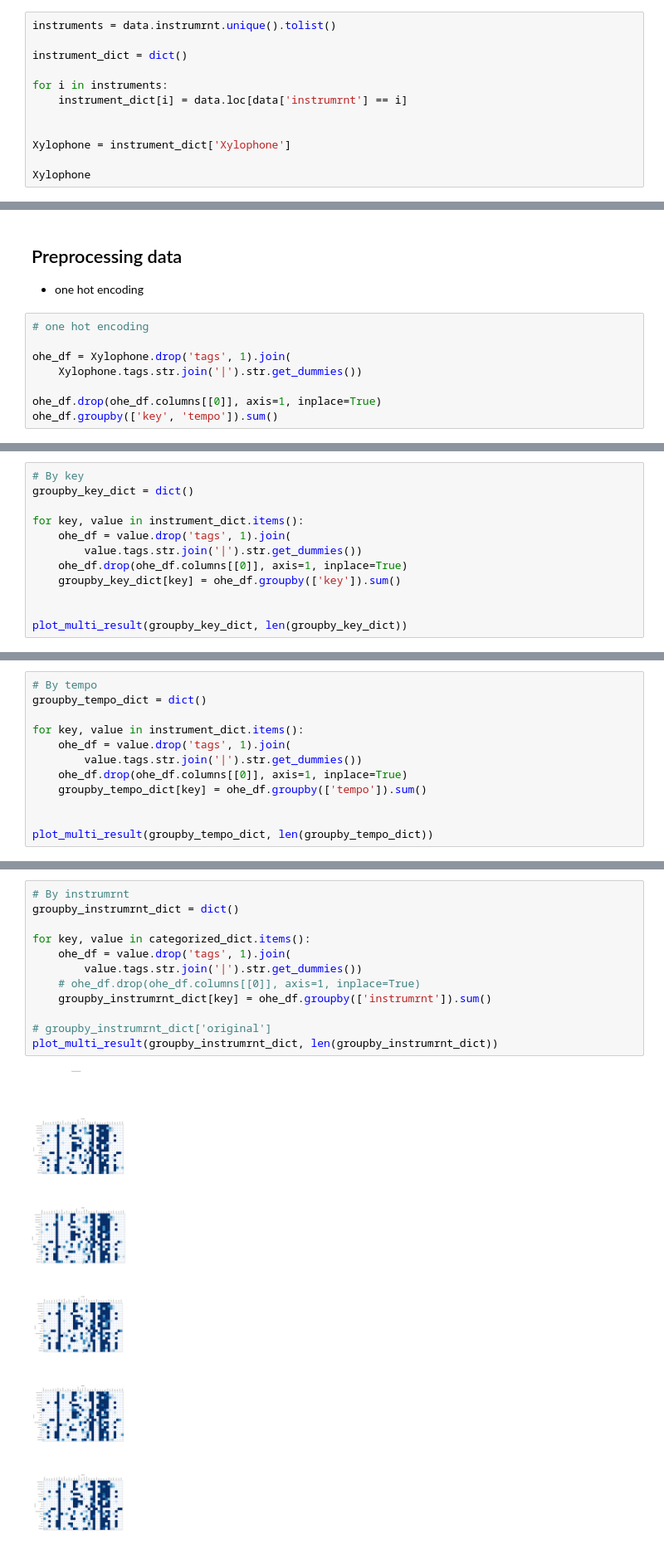
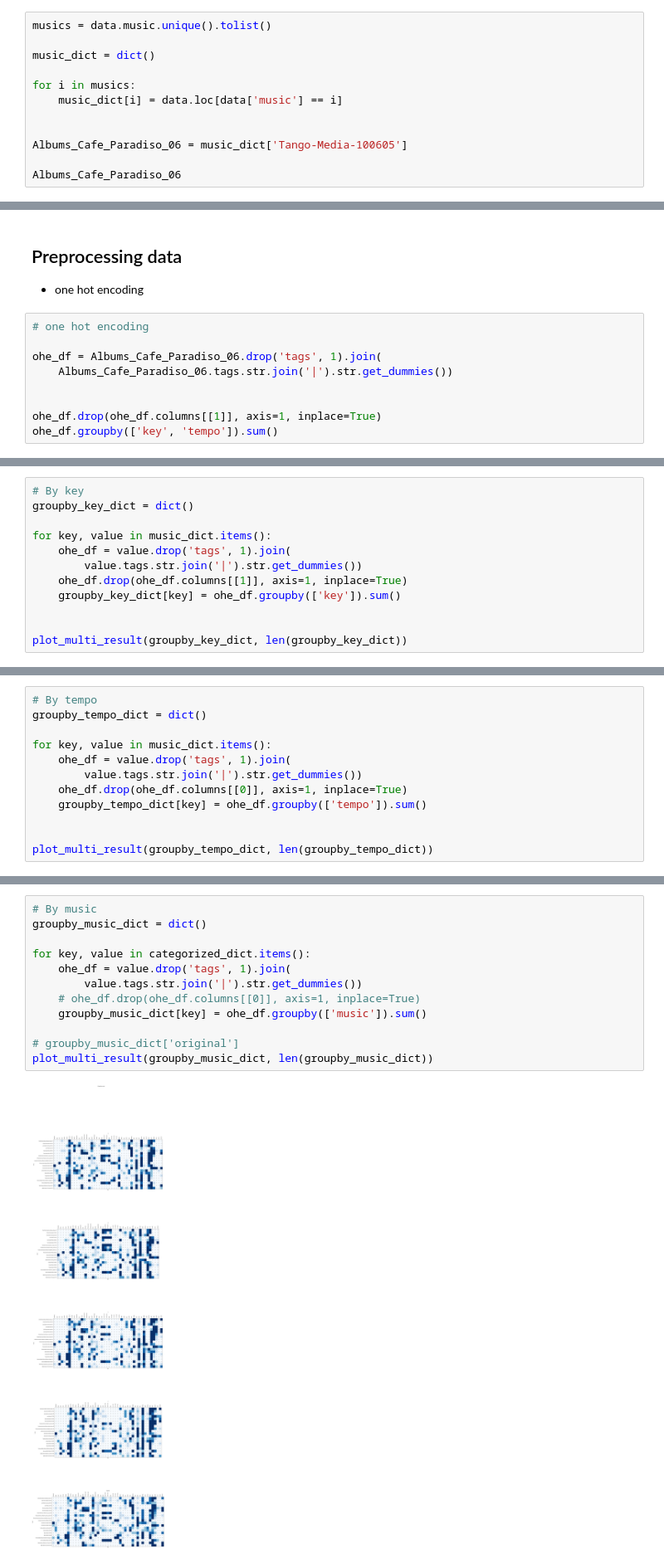
Before and after one commit to D3auuvc/xai_music, a Jupyter notebook: tag_analysis.ipynb, the cells around one changed output, grey strips where cells are left out. Shown at 83% size. Saved outputs shown, nothing was run; the diff lists cells and outputs as text.

```diff
--- a/tag_analysis.ipynb
+++ b/tag_analysis.ipynb
@@ -25,14 +25,14 @@ data
 500 rows × 4 columns
 # %%
-instruments = data.instrumrnt.unique().tolist()
+musics = data.music.unique().tolist()
 
-instrument_dict = dict()
+music_dict = dict()
 
-for i in instruments:
-    instrument_dict[i] = data.loc[data['instrumrnt'] == i]
+for i in musics:
+    music_dict[i] = data.loc[data['music'] == i]
 
 
-Xylophone = instrument_dict['Xylophone']
+Albums_Cafe_Paradiso_06 = music_dict['Tango-Media-100605']
 
-Xylophone
+Albums_Cafe_Paradiso_06
 # %% [output]
@@ -60,9 +60,10 @@ Xylophone
 # %%
 # one hot encoding
 
-ohe_df = Xylophone.drop('tags', 1).join(
-    Xylophone.tags.str.join('|').str.get_dummies())
+ohe_df = Albums_Cafe_Paradiso_06.drop('tags', 1).join(
+    Albums_Cafe_Paradiso_06.tags.str.join('|').str.get_dummies())
 
-ohe_df.drop(ohe_df.columns[[0]], axis=1, inplace=True)
+
+ohe_df.drop(ohe_df.columns[[1]], axis=1, inplace=True)
 ohe_df.groupby(['key', 'tempo']).sum()
 # %% [output]
@@ -237,10 +233,10 @@ The unstable result:
 # By key
 groupby_key_dict = dict()
 
-for key, value in instrument_dict.items():
+for key, value in music_dict.items():
     ohe_df = value.drop('tags', 1).join(
         value.tags.str.join('|').str.get_dummies())
-    ohe_df.drop(ohe_df.columns[[0]], axis=1, inplace=True)
+    ohe_df.drop(ohe_df.columns[[1]], axis=1, inplace=True)
     groupby_key_dict[key] = ohe_df.groupby(['key']).sum()
 
 
@@ -267,7 +249,7 @@ The unstable result:
 # By tempo
 groupby_tempo_dict = dict()
 
-for key, value in instrument_dict.items():
+for key, value in music_dict.items():
     ohe_df = value.drop('tags', 1).join(
         value.tags.str.join('|').str.get_dummies())
     ohe_df.drop(ohe_df.columns[[0]], axis=1, inplace=True)
@@ -316,18 +298,18 @@ categorized_dict['C#major']
 100 rows × 4 columns
 # %%
-# By instrumrnt
-groupby_instrumrnt_dict = dict()
+# By music
+groupby_music_dict = dict()
 
 for key, value in categorized_dict.items():
     ohe_df = value.drop('tags', 1).join(
         value.tags.str.join('|').str.get_dummies())
     # ohe_df.drop(ohe_df.columns[[0]], axis=1, inplace=True)
-    groupby_instrumrnt_dict[key] = ohe_df.groupby(['instrumrnt']).sum()
+    groupby_music_dict[key] = ohe_df.groupby(['music']).sum()
 
-# groupby_instrumrnt_dict['original']
-plot_multi_result(groupby_instrumrnt_dict, len(groupby_instrumrnt_dict))
+# groupby_music_dict['original']
+plot_multi_result(groupby_music_dict, len(groupby_music_dict))
 # %% [output]
-[figure, old version]
+[figure, new version]
 # %%
 # By tempo
 groupby_tempo_dict = dict()
```
Also changed, not shown: parts of 22 cells of this notebook, 3 other files.
